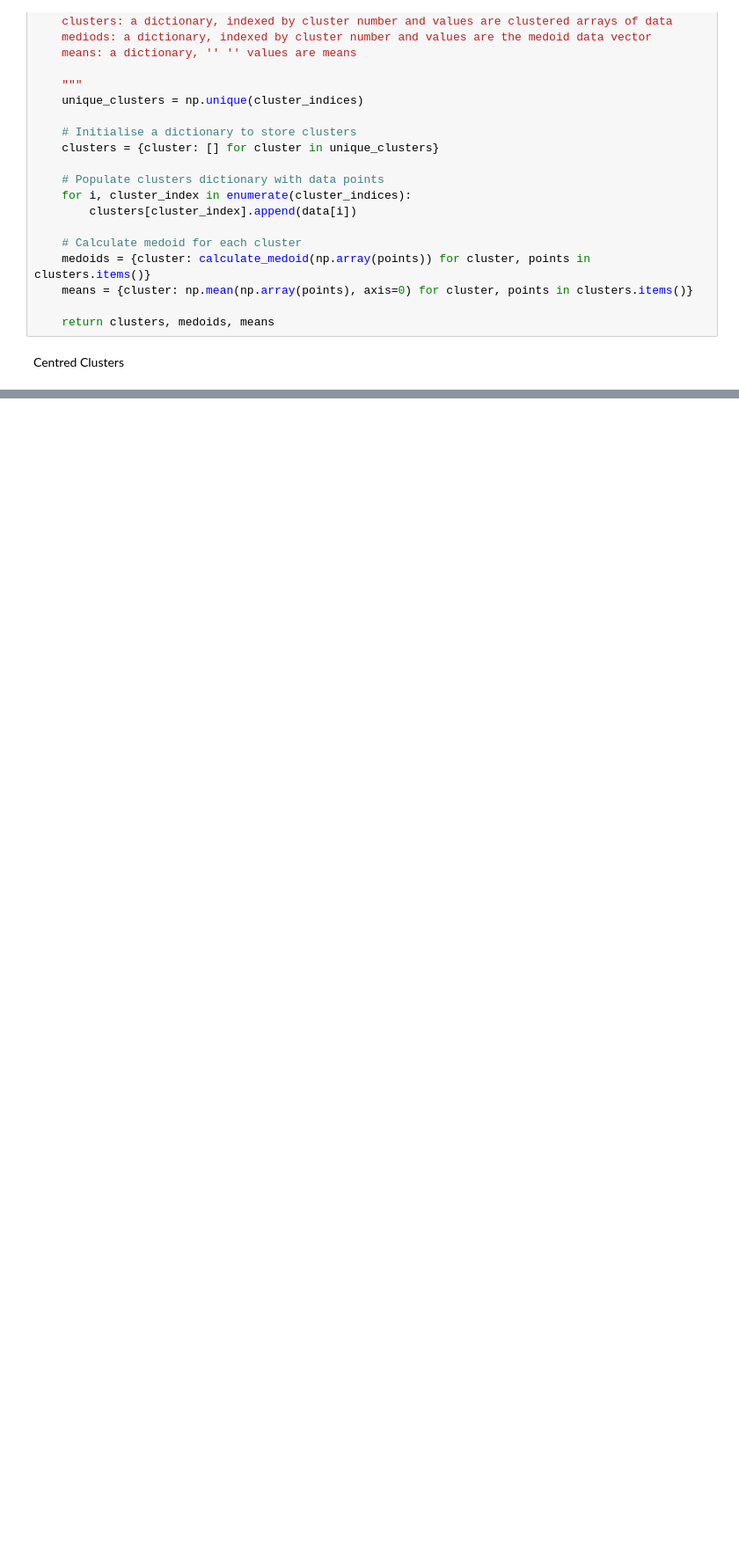
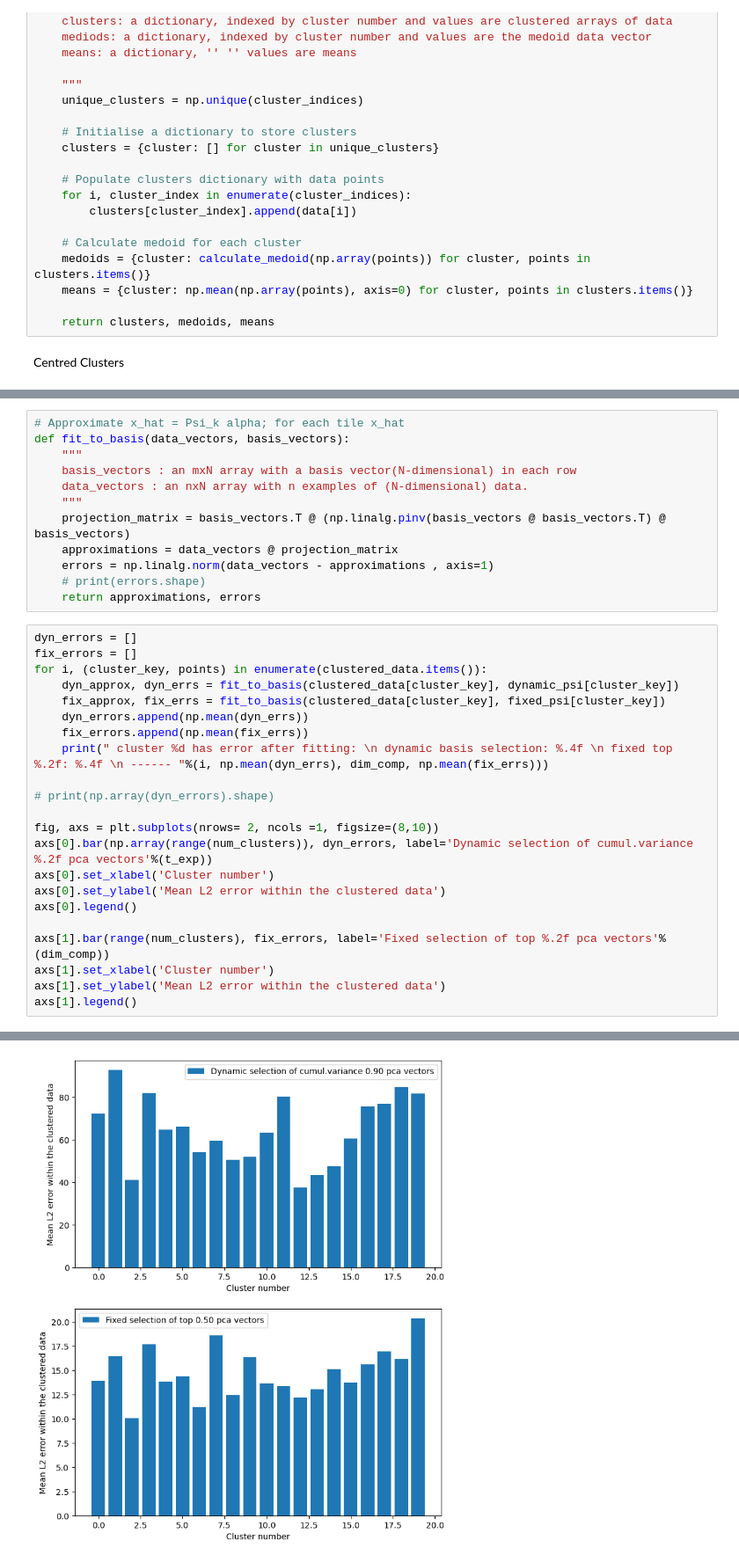
Before and after one commit to Tharindu-Nirmal/Image_Denoising, a Jupyter notebook: Clustering.ipynb, the cells around one changed output, grey strips where cells are left out. Shown at 88% size. Drawn from its saved outputs; the diff is of its cells as text; blank space fills up the shorter version.

```diff
--- a/Clustering.ipynb
+++ b/Clustering.ipynb
@@ -286,0 +308,35 @@ Cluster compression when pruning 0.90 variance is 0.0581
+# %%
+# Approximate x_hat = Psi_k alpha; for each tile x_hat
+def fit_to_basis(data_vectors, basis_vectors):
+    """
+    basis_vectors : an mxN array with a basis vector(N-dimensional) in each row
+    data_vectors : an nxN array with n examples of (N-dimensional) data.
+    """
+    projection_matrix = basis_vectors.T @ (np.linalg.pinv(basis_vectors @ basis_vectors.T) @ basis_vectors)
+    approximations = data_vectors @ projection_matrix
+    errors = np.linalg.norm(data_vectors - approximations , axis=1)
+    # print(errors.shape)
+    return approximations, errors
+# %%
+dyn_errors = []
+fix_errors = []
+for i, (cluster_key, points) in enumerate(clustered_data.items()):
+    dyn_approx, dyn_errs = fit_to_basis(clustered_data[cluster_key], dynamic_psi[cluster_key])
+    fix_approx, fix_errs = fit_to_basis(clustered_data[cluster_key], fixed_psi[cluster_key])
+    dyn_errors.append(np.mean(dyn_errs))
+    fix_errors.append(np.mean(fix_errs))
+    print(" cluster %d has error after fitting: \n dynamic basis selection: %.4f \n fixed top %.2f: %.4f \n ------ "%(i, np.mean(dyn_errs), dim_comp, np.mean(fix_errs)))
+
+# print(np.array(dyn_errors).shape)
+
+fig, axs = plt.subplots(nrows= 2, ncols =1, figsize=(8,10))
+axs[0].bar(np.array(range(num_clusters)), dyn_errors, label='Dynamic selection of cumul.variance %.2f pca vectors'%(t_exp))
+axs[0].set_xlabel('Cluster number')
+axs[0].set_ylabel('Mean L2 error within the clustered data')
+axs[0].legend()
+
+axs[1].bar(range(num_clusters), fix_errors, label='Fixed selection of top %.2f pca vectors'%(dim_comp))
+axs[1].set_xlabel('Cluster number')
+axs[1].set_ylabel('Mean L2 error within the clustered data')
+axs[1].legend()
+# %% [output]
@@ -286,0 +361 @@ Cluster compression when pruning 0.90 variance is 0.0581
+[figure, added]
```
Also changed, not shown: parts of 7 cells of this notebook.
